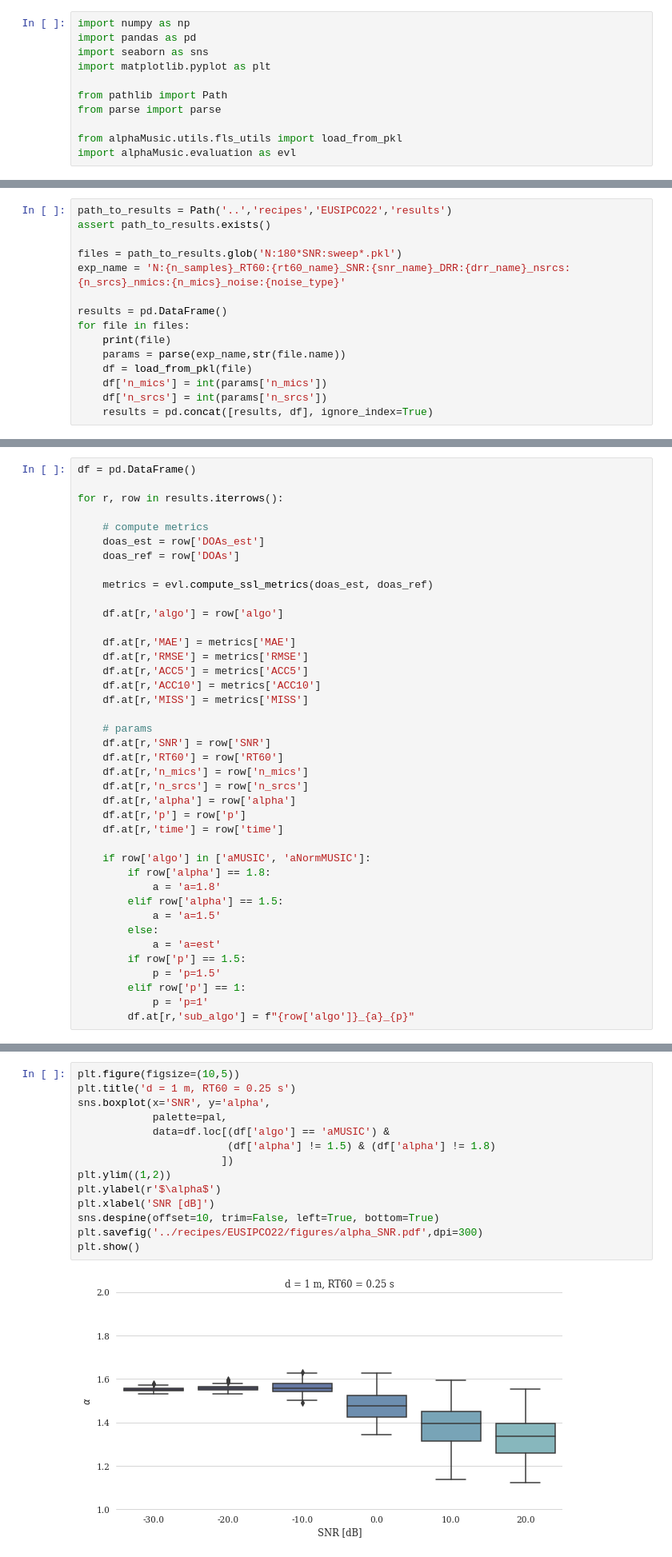
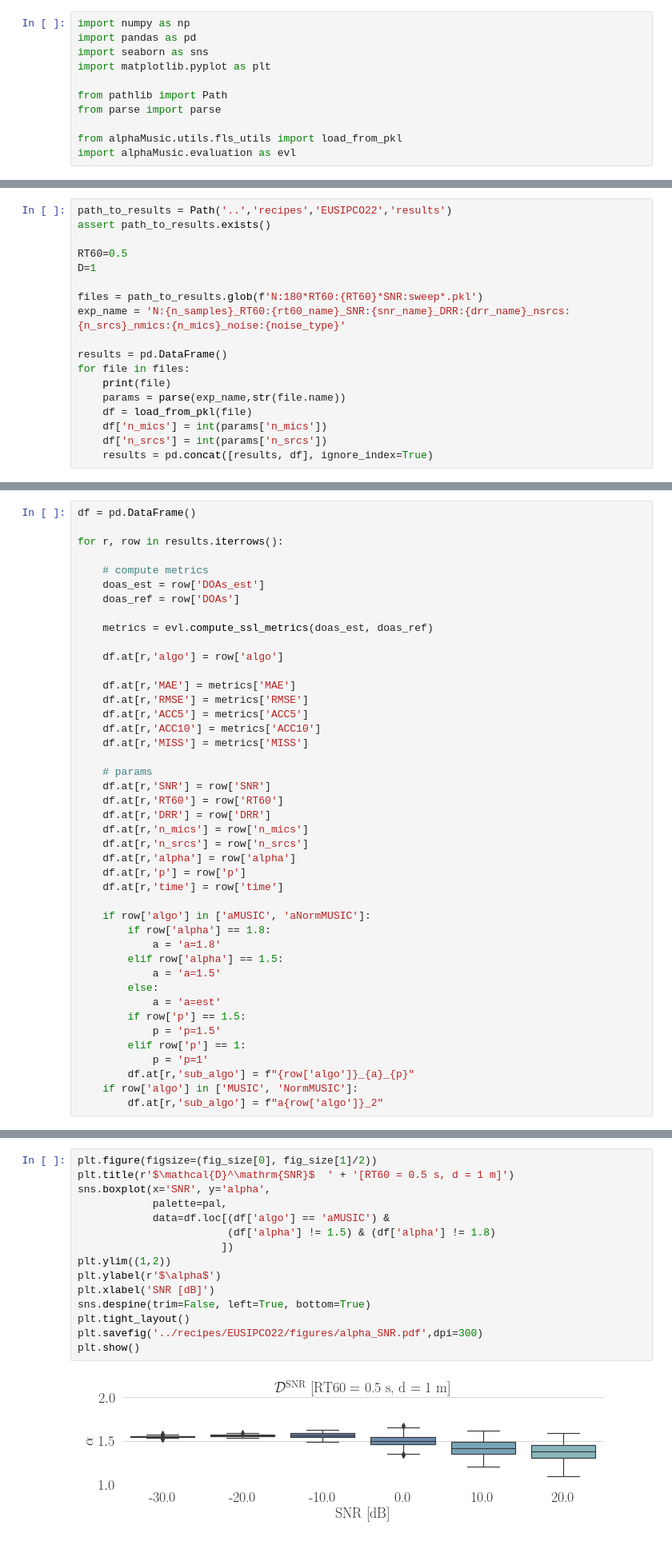
Before and after one commit to matfontaine/alphaMUSIC, a Jupyter notebook: notebooks/[EUSIPCO,Evaluation,Synthetic] Results for SNR sweep.ipynb, the cells around one changed output, grey strips where cells are left out. Shown at 80% size. Cells and saved outputs as stored; diff of their text form.

```diff
--- a/notebooks/[EUSIPCO,Evaluation,Synthetic] Results for SNR sweep.ipynb
+++ b/notebooks/[EUSIPCO,Evaluation,Synthetic] Results for SNR sweep.ipynb
@@ -22,7 +54,10 @@ pal = sns.cubehelix_palette(7, start=0.5, rot=-0.5,dark=0.3, light=.75, reverse=
 path_to_results = Path('..','recipes','EUSIPCO22','results')
 assert path_to_results.exists()
 
-files = path_to_results.glob('N:180*SNR:sweep*.pkl')
+RT60=0.5
+D=1
+
+files = path_to_results.glob(f'N:180*RT60:{RT60}*SNR:sweep*.pkl')
 exp_name = 'N:{n_samples}_RT60:{rt60_name}_SNR:{snr_name}_DRR:{drr_name}_nsrcs:{n_srcs}_nmics:{n_mics}_noise:{noise_type}'
 
 results = pd.DataFrame()
@@ -60,6 +95,7 @@ for r, row in results.iterrows():
     # params
     df.at[r,'SNR'] = row['SNR']
     df.at[r,'RT60'] = row['RT60']
+    df.at[r,'DRR'] = row['DRR']
     df.at[r,'n_mics'] = row['n_mics']
     df.at[r,'n_srcs'] = row['n_srcs']
     df.at[r,'alpha'] = row['alpha']
@@ -78,6 +114,8 @@ for r, row in results.iterrows():
         elif row['p'] == 1:
             p = 'p=1'
         df.at[r,'sub_algo'] = f"{row['algo']}_{a}_{p}"
+    if row['algo'] in ['MUSIC', 'NormMUSIC']:
+        df.at[r,'sub_algo'] = f"a{row['algo']}_2"
 # %%
 df.head(40)
 # %% [output]
@@ -101,16 +139,17 @@ df.head(40)
 # %%
-plt.figure(figsize=(10,5))
-plt.title('d = 1 m, RT60 = 0.25 s')
+plt.figure(figsize=(fig_size[0], fig_size[1]/2))
+plt.title(r'$\mathcal{D}^\mathrm{SNR}$  ' + '[RT60 = 0.5 s, d = 1 m]')
 sns.boxplot(x='SNR', y='alpha',
             palette=pal,
             data=df.loc[(df['algo'] == 'aMUSIC') &
                         (df['alpha'] != 1.5) & (df['alpha'] != 1.8)
                        ])
 plt.ylim((1,2))
 plt.ylabel(r'$\alpha$')
 plt.xlabel('SNR [dB]')
-sns.despine(offset=10, trim=False, left=True, bottom=True)
+sns.despine(trim=False, left=True, bottom=True)
+plt.tight_layout()
 plt.savefig('../recipes/EUSIPCO22/figures/alpha_SNR.pdf',dpi=300)
 plt.show()
 # %% [output]
-[figure, old version]
+[figure, new version]
```
Also changed, not shown: parts of 7 cells of this notebook, 48 other files.
